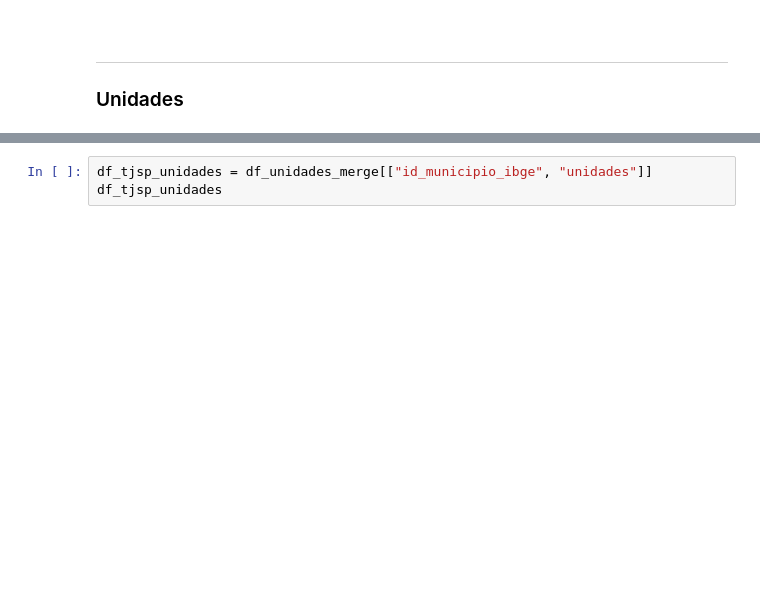
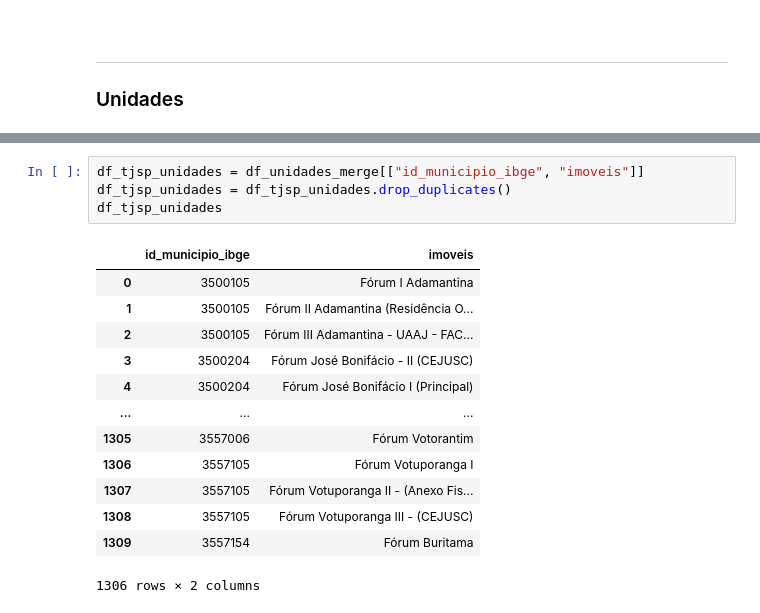
Before and after one commit to michelmetran/tjsp_unidades, a Jupyter notebook: docs/scripts/13_transform.ipynb, the cells around one changed output, grey strips where cells are left out. Cells and saved outputs as stored; diff of their text form; blank space fills up the shorter version.

```diff
--- a/docs/scripts/13_transform.ipynb
+++ b/docs/scripts/13_transform.ipynb
@@ -267,3 +463,18 @@ df_unidades_merge.head()
 # %%
-df_tjsp_unidades = df_unidades_merge[["id_municipio_ibge", "unidades"]]
+df_tjsp_unidades = df_unidades_merge[["id_municipio_ibge", "imoveis"]]
+df_tjsp_unidades = df_tjsp_unidades.drop_duplicates()
 df_tjsp_unidades
+# %% [output]
+|  | id_municipio_ibge | imoveis |
+| 0 | 3500105 | Fórum I Adamantina |
+| 1 | 3500105 | Fórum II Adamantina (Residência O... |
+| 2 | 3500105 | Fórum III Adamantina - UAAJ - FAC... |
+| 3 | 3500204 | Fórum José Bonifácio - II (CEJUSC) |
+| 4 | 3500204 | Fórum José Bonifácio I (Principal) |
+| ... | ... | ... |
+| 1305 | 3557006 | Fórum Votorantim |
+| 1306 | 3557105 | Fórum Votuporanga I |
+| 1307 | 3557105 | Fórum Votuporanga II - (Anexo Fis... |
+| 1308 | 3557105 | Fórum Votuporanga III - (CEJUSC) |
+| 1309 | 3557154 | Fórum Buritama |
+1306 rows × 2 columns
```
Also changed, not shown: parts of 15 cells of this notebook, 13 other files.
